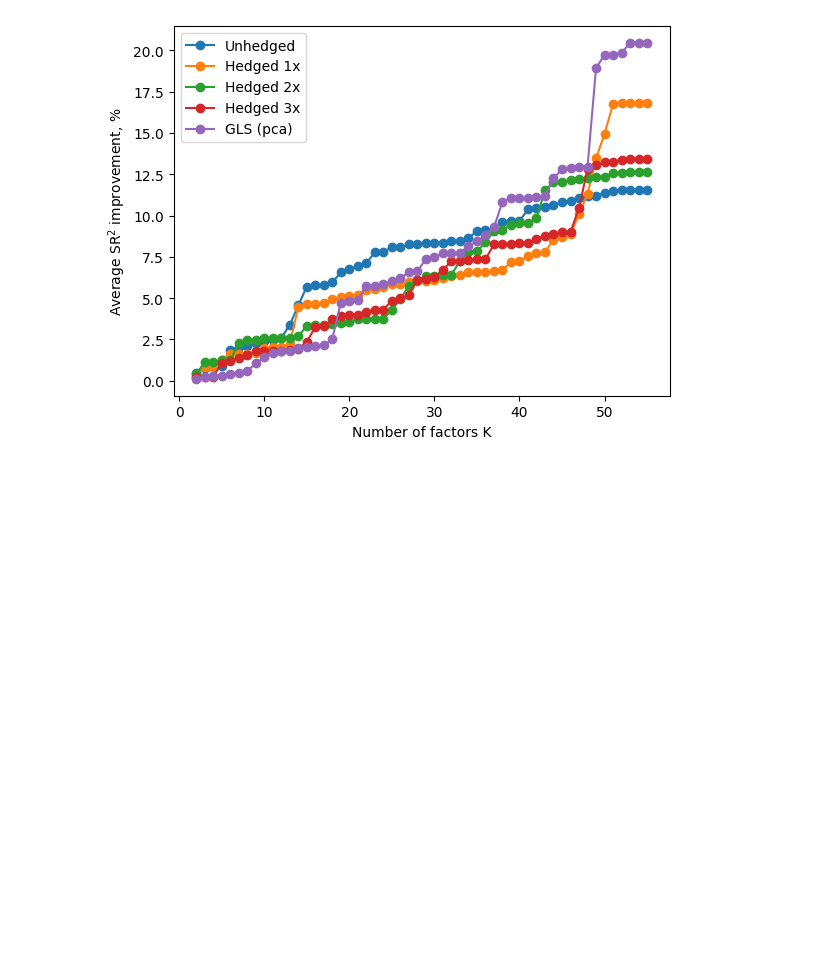
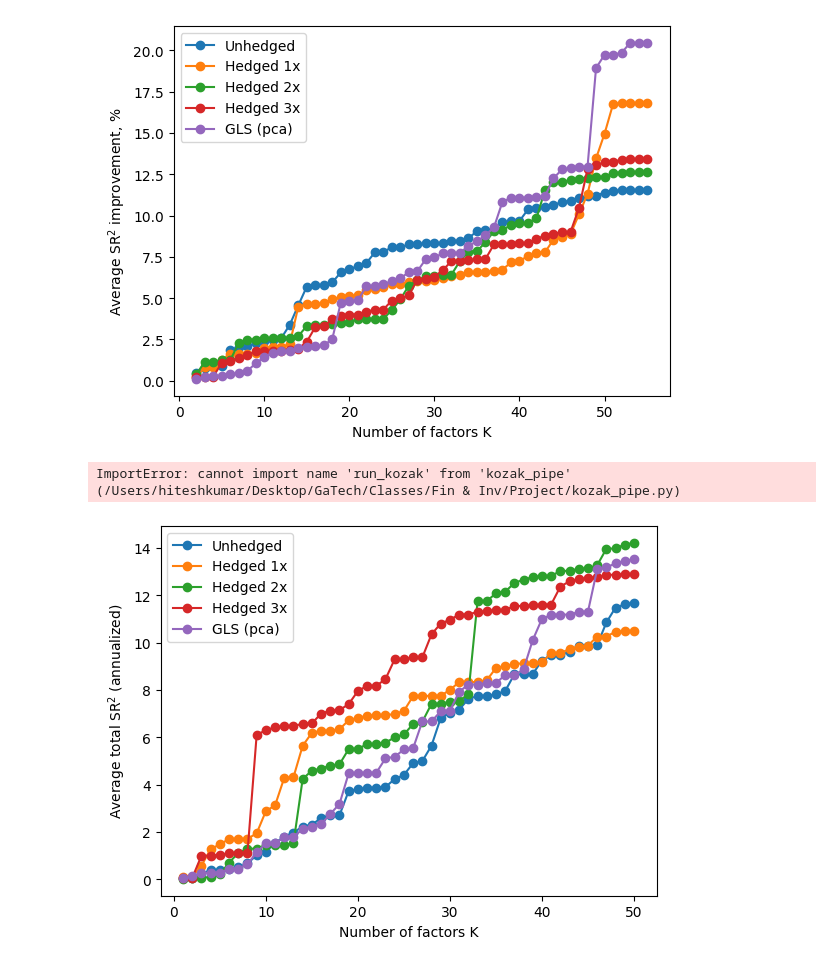
Before and after one commit to Perseus1729/Spanning-SDF-space, a Jupyter notebook: new_code.ipynb, the cells around one changed output. Drawn from its saved outputs; the diff is of its cells as text; code cells hidden in the pictures; blank space fills up the shorter version.

```diff
--- a/new_code.ipynb
+++ b/new_code.ipynb
@@ -692,3 +690,29 @@ plt.show()
 [figure]
 [figure]
 [figure]
+# %%
+import pandas as pd
+from kozak_pipe import run_kozak
+
+# You prepare df however you like (from CSV, DB, whatever)
+df = pd.read_csv("Stock level signals.csv")
+
+results = run_kozak(df)
+# %% [output]
+ImportError: cannot import name 'run_kozak' from 'kozak_pipe' (/Users/hiteshkumar/Desktop/GaTech/Classes/Fin & Inv/Project/kozak_pipe.py)
+# %%
+
+df_ols_sr2   = results["df_ols_sr2"]
+df_ols_impr  = results["df_ols_impr"]
+df_uni_sr2   = results["df_uni_sr2"]
+df_uni_impr  = results["df_uni_impr"]
+
+# Then you can recreate your notebook plots:
+import matplotlib.pyplot as plt
+
+df_ols_sr2.plot(marker="o")
+plt.xlabel("Number of factors K")
+plt.ylabel("Average total SR$^2$ (annualized)")
+plt.show()
+# %% [output]
+[figure, added]
```
Also changed, not shown: parts of 3 cells of this notebook, 4 other files.
